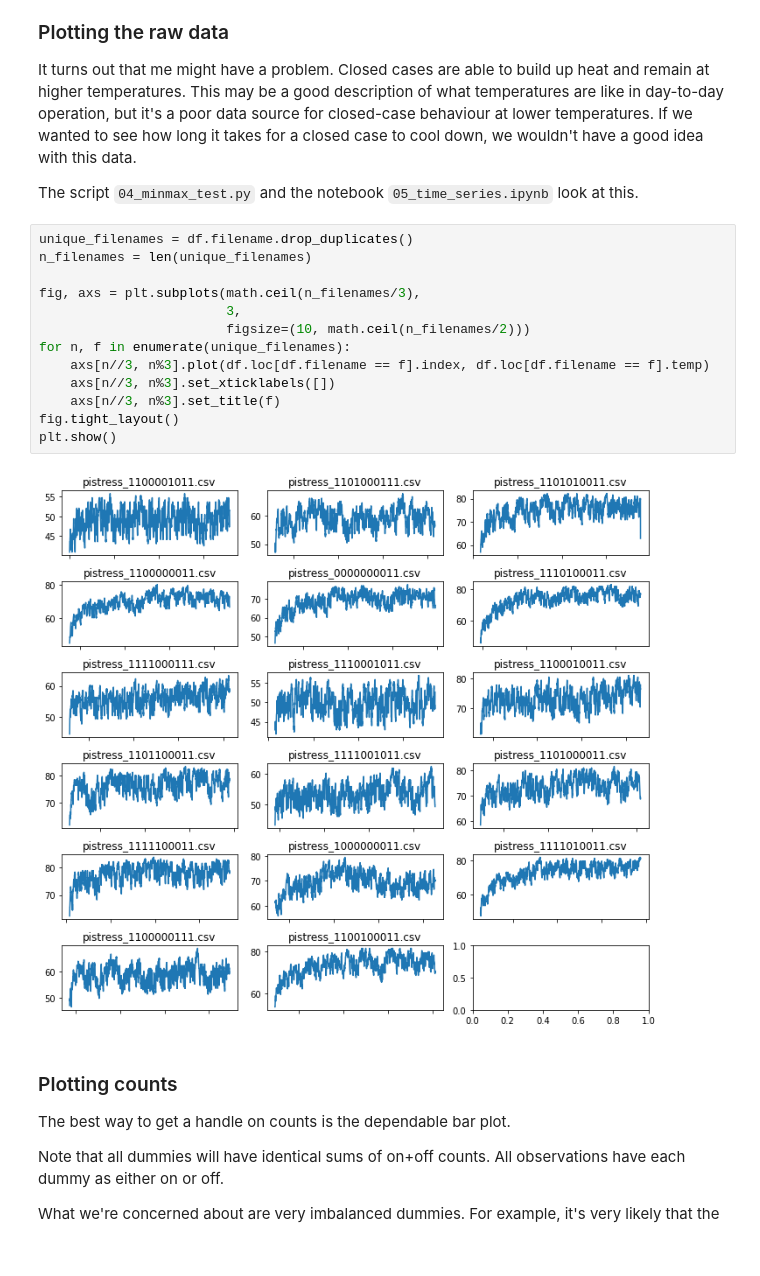
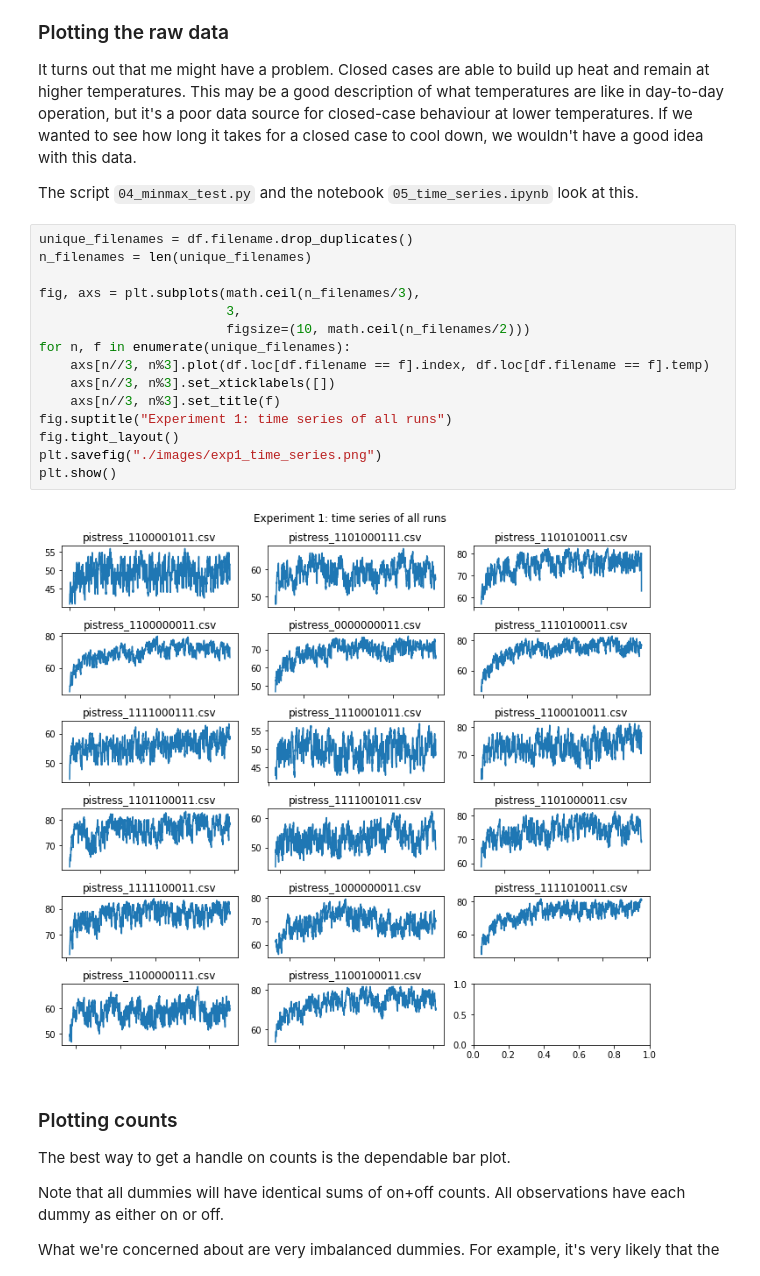
Before and after one commit to sjchiass/pitemp, a Jupyter notebook: 02_descriptive.ipynb, the cells around one changed output. Saved outputs shown, nothing was run; the diff lists cells and outputs as text.

```diff
--- a/02_descriptive.ipynb
+++ b/02_descriptive.ipynb
@@ -127,18 +127,20 @@ The script `04_minmax_test.py` and the notebook `05_time_series.ipynb` look at t
 # %%
 unique_filenames = df.filename.drop_duplicates()
 n_filenames = len(unique_filenames)
 
 fig, axs = plt.subplots(math.ceil(n_filenames/3),
                         3,
                         figsize=(10, math.ceil(n_filenames/2)))
 for n, f in enumerate(unique_filenames):
     axs[n//3, n%3].plot(df.loc[df.filename == f].index, df.loc[df.filename == f].temp)
     axs[n//3, n%3].set_xticklabels([])
     axs[n//3, n%3].set_title(f)
+fig.suptitle("Experiment 1: time series of all runs")
 fig.tight_layout()
+plt.savefig("./images/exp1_time_series.png")
 plt.show()
 # %% [output]
-[figure, old version]
+[figure, new version]
 # %% [markdown]
 ### Plotting counts
 
```
Also changed, not shown: 4 other files.
